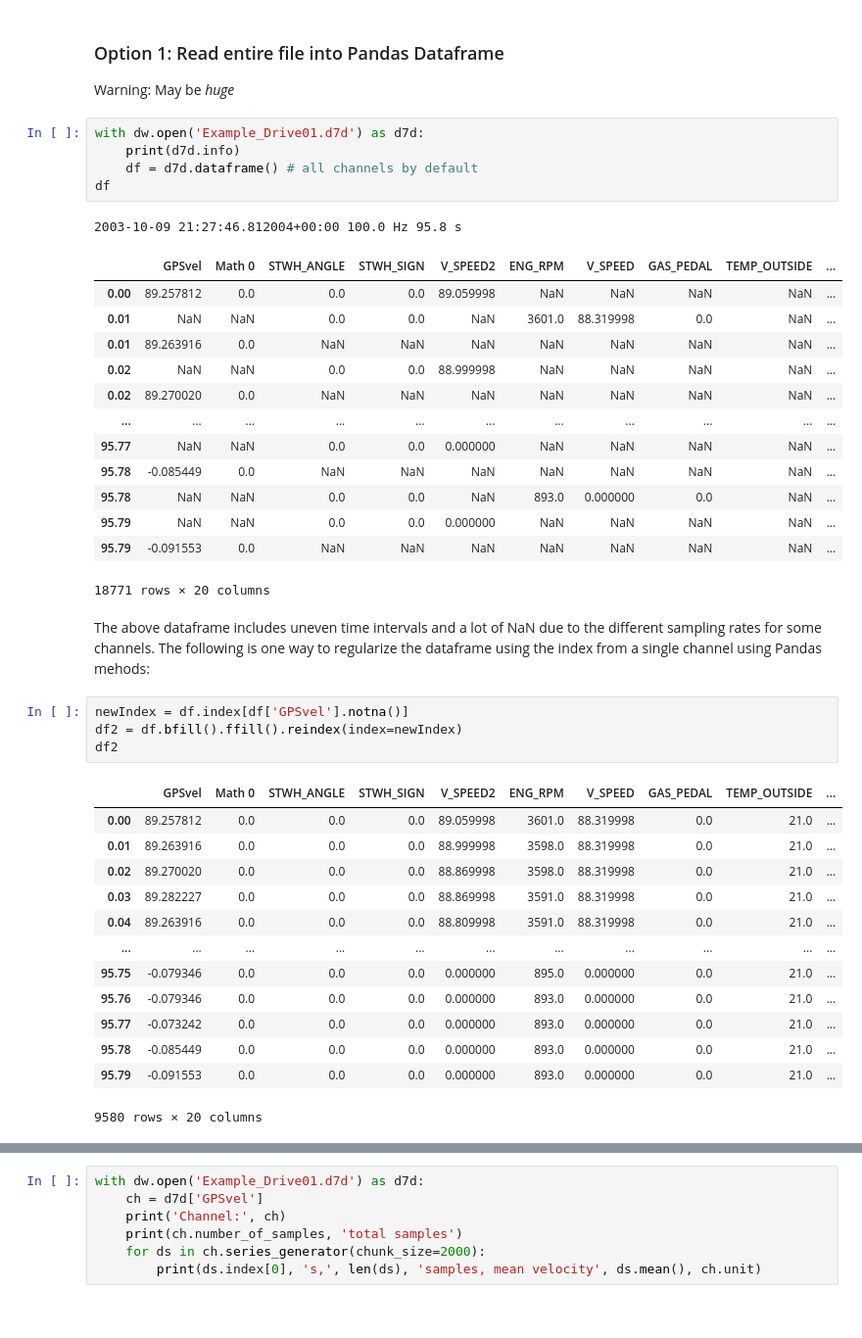
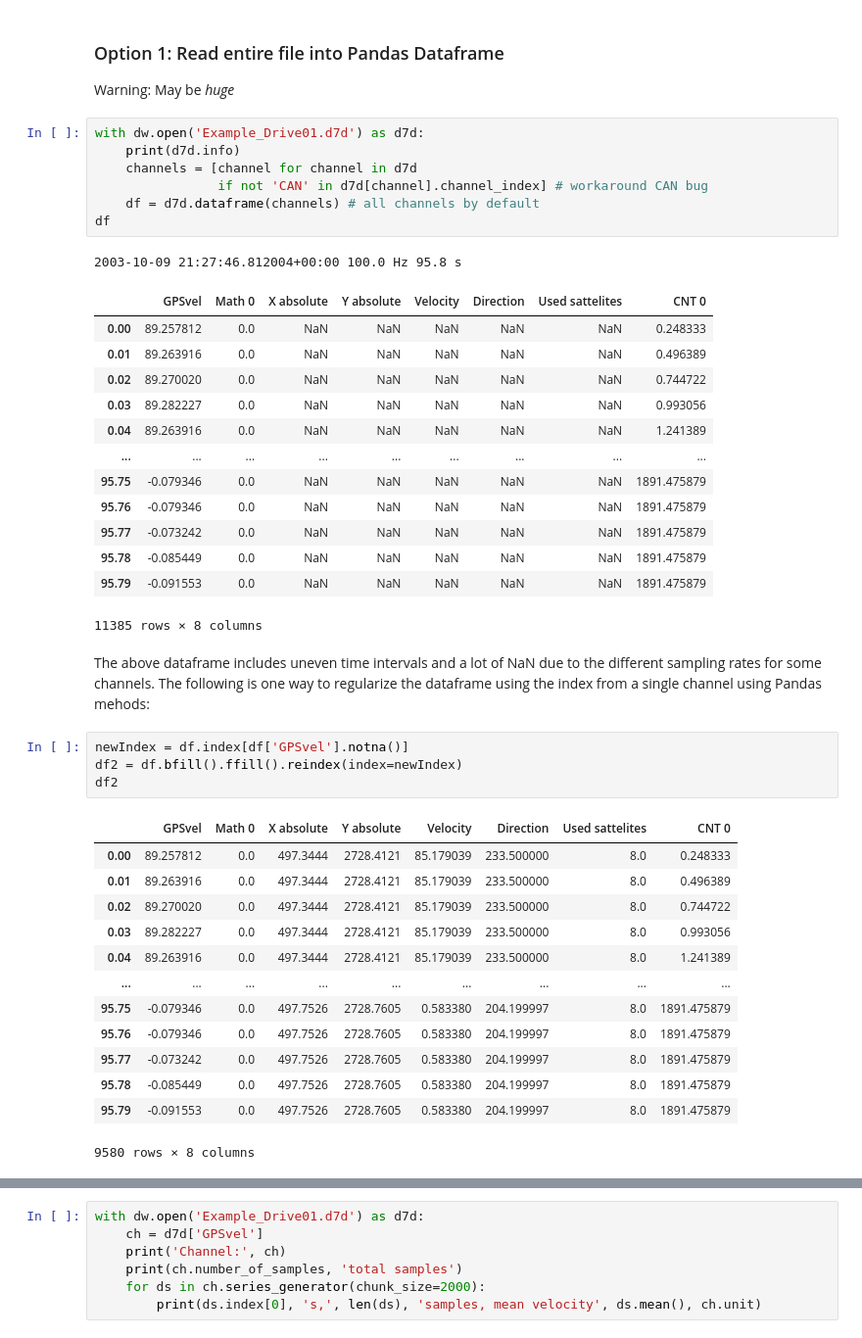
Before and after one commit to costerwi/dwdatareader, a Jupyter notebook: dwdatareader_example.ipynb, the cells around one changed output, grey strips where cells are left out. Shown: that part at 98% size. Cells and saved outputs as stored; diff of their text form.

```diff
--- a/dwdatareader_example.ipynb
+++ b/dwdatareader_example.ipynb
@@ -13,23 +13,25 @@ Warning: May be *huge*
 # %%
 with dw.open('Example_Drive01.d7d') as d7d:
     print(d7d.info)
-    df = d7d.dataframe() # all channels by default
+    channels = [channel for channel in d7d
+                if not 'CAN' in d7d[channel].channel_index] # workaround CAN bug
+    df = d7d.dataframe(channels) # all channels by default
 df
 # %% [output]
 2003-10-09 21:27:46.812004+00:00 100.0 Hz 95.8 s
-|  | GPSvel | Math 0 | STWH_ANGLE | STWH_SIGN | V_SPEED2 | ENG_RPM | V_SPEED | GAS_PEDAL | TEMP_OUTSIDE | ... |
-| 0.00 | 89.257812 | 0.0 | 0.0 | 0.0 | 89.059998 | NaN | NaN | NaN | NaN | ... |
-| 0.01 | NaN | NaN | 0.0 | 0.0 | NaN | 3601.0 | 88.319998 | 0.0 | NaN | ... |
-| 0.01 | 89.263916 | 0.0 | NaN | NaN | NaN | NaN | NaN | NaN | NaN | ... |
-| 0.02 | NaN | NaN | 0.0 | 0.0 | 88.999998 | NaN | NaN | NaN | NaN | ... |
-| 0.02 | 89.270020 | 0.0 | NaN | NaN | NaN | NaN | NaN | NaN | NaN | ... |
-| ... | ... | ... | ... | ... | ... | ... | ... | ... | ... | ... |
-| 95.77 | NaN | NaN | 0.0 | 0.0 | 0.000000 | NaN | NaN | NaN | NaN | ... |
-| 95.78 | -0.085449 | 0.0 | NaN | NaN | NaN | NaN | NaN | NaN | NaN | ... |
-| 95.78 | NaN | NaN | 0.0 | 0.0 | NaN | 893.0 | 0.000000 | 0.0 | NaN | ... |
-| 95.79 | NaN | NaN | 0.0 | 0.0 | 0.000000 | NaN | NaN | NaN | NaN | ... |
-| 95.79 | -0.091553 | 0.0 | NaN | NaN | NaN | NaN | NaN | NaN | NaN | ... |
+|  | GPSvel | Math 0 | X absolute | Y absolute | Velocity | Direction | Used sattelites | CNT 0 |
+| 0.00 | 89.257812 | 0.0 | NaN | NaN | NaN | NaN | NaN | 0.248333 |
+| 0.01 | 89.263916 | 0.0 | NaN | NaN | NaN | NaN | NaN | 0.496389 |
+| 0.02 | 89.270020 | 0.0 | NaN | NaN | NaN | NaN | NaN | 0.744722 |
+| 0.03 | 89.282227 | 0.0 | NaN | NaN | NaN | NaN | NaN | 0.993056 |
+| 0.04 | 89.263916 | 0.0 | NaN | NaN | NaN | NaN | NaN | 1.241389 |
+| ... | ... | ... | ... | ... | ... | ... | ... | ... |
+| 95.75 | -0.079346 | 0.0 | NaN | NaN | NaN | NaN | NaN | 1891.475879 |
+| 95.76 | -0.079346 | 0.0 | NaN | NaN | NaN | NaN | NaN | 1891.475879 |
+| 95.77 | -0.073242 | 0.0 | NaN | NaN | NaN | NaN | NaN | 1891.475879 |
+| 95.78 | -0.085449 | 0.0 | NaN | NaN | NaN | NaN | NaN | 1891.475879 |
+| 95.79 | -0.091553 | 0.0 | NaN | NaN | NaN | NaN | NaN | 1891.475879 |
-18771 rows × 20 columns
+11385 rows × 8 columns
 # %% [markdown]
 The above dataframe includes uneven time intervals and a lot of NaN due to the different sampling rates for some channels.
 The following is one way to regularize the dataframe using the index from a single channel using Pandas mehods:
@@ -38,19 +40,19 @@ newIndex = df.index[df['GPSvel'].notna()]
 df2 = df.bfill().ffill().reindex(index=newIndex)
 df2
 # %% [output]
-|  | GPSvel | Math 0 | STWH_ANGLE | STWH_SIGN | V_SPEED2 | ENG_RPM | V_SPEED | GAS_PEDAL | TEMP_OUTSIDE | ... |
-| 0.00 | 89.257812 | 0.0 | 0.0 | 0.0 | 89.059998 | 3601.0 | 88.319998 | 0.0 | 21.0 | ... |
-| 0.01 | 89.263916 | 0.0 | 0.0 | 0.0 | 88.999998 | 3598.0 | 88.319998 | 0.0 | 21.0 | ... |
-| 0.02 | 89.270020 | 0.0 | 0.0 | 0.0 | 88.869998 | 3598.0 | 88.319998 | 0.0 | 21.0 | ... |
-| 0.03 | 89.282227 | 0.0 | 0.0 | 0.0 | 88.869998 | 3591.0 | 88.319998 | 0.0 | 21.0 | ... |
-| 0.04 | 89.263916 | 0.0 | 0.0 | 0.0 | 88.809998 | 3591.0 | 88.319998 | 0.0 | 21.0 | ... |
-| ... | ... | ... | ... | ... | ... | ... | ... | ... | ... | ... |
-| 95.75 | -0.079346 | 0.0 | 0.0 | 0.0 | 0.000000 | 895.0 | 0.000000 | 0.0 | 21.0 | ... |
-| 95.76 | -0.079346 | 0.0 | 0.0 | 0.0 | 0.000000 | 893.0 | 0.000000 | 0.0 | 21.0 | ... |
-| 95.77 | -0.073242 | 0.0 | 0.0 | 0.0 | 0.000000 | 893.0 | 0.000000 | 0.0 | 21.0 | ... |
-| 95.78 | -0.085449 | 0.0 | 0.0 | 0.0 | 0.000000 | 893.0 | 0.000000 | 0.0 | 21.0 | ... |
-| 95.79 | -0.091553 | 0.0 | 0.0 | 0.0 | 0.000000 | 893.0 | 0.000000 | 0.0 | 21.0 | ... |
+|  | GPSvel | Math 0 | X absolute | Y absolute | Velocity | Direction | Used sattelites | CNT 0 |
+| 0.00 | 89.257812 | 0.0 | 497.3444 | 2728.4121 | 85.179039 | 233.500000 | 8.0 | 0.248333 |
+| 0.01 | 89.263916 | 0.0 | 497.3444 | 2728.4121 | 85.179039 | 233.500000 | 8.0 | 0.496389 |
+| 0.02 | 89.270020 | 0.0 | 497.3444 | 2728.4121 | 85.179039 | 233.500000 | 8.0 | 0.744722 |
+| 0.03 | 89.282227 | 0.0 | 497.3444 | 2728.4121 | 85.179039 | 233.500000 | 8.0 | 0.993056 |
+| 0.04 | 89.263916 | 0.0 | 497.3444 | 2728.4121 | 85.179039 | 233.500000 | 8.0 | 1.241389 |
+| ... | ... | ... | ... | ... | ... | ... | ... | ... |
+| 95.75 | -0.079346 | 0.0 | 497.7526 | 2728.7605 | 0.583380 | 204.199997 | 8.0 | 1891.475879 |
+| 95.76 | -0.079346 | 0.0 | 497.7526 | 2728.7605 | 0.583380 | 204.199997 | 8.0 | 1891.475879 |
+| 95.77 | -0.073242 | 0.0 | 497.7526 | 2728.7605 | 0.583380 | 204.199997 | 8.0 | 1891.475879 |
+| 95.78 | -0.085449 | 0.0 | 497.7526 | 2728.7605 | 0.583380 | 204.199997 | 8.0 | 1891.475879 |
+| 95.79 | -0.091553 | 0.0 | 497.7526 | 2728.7605 | 0.583380 | 204.199997 | 8.0 | 1891.475879 |
-9580 rows × 20 columns
+9580 rows × 8 columns
 # %%
 # Plot a channel
 df['GPSvel'].plot()
```
Also changed, not shown: parts of 6 cells of this notebook, 7 other files.
